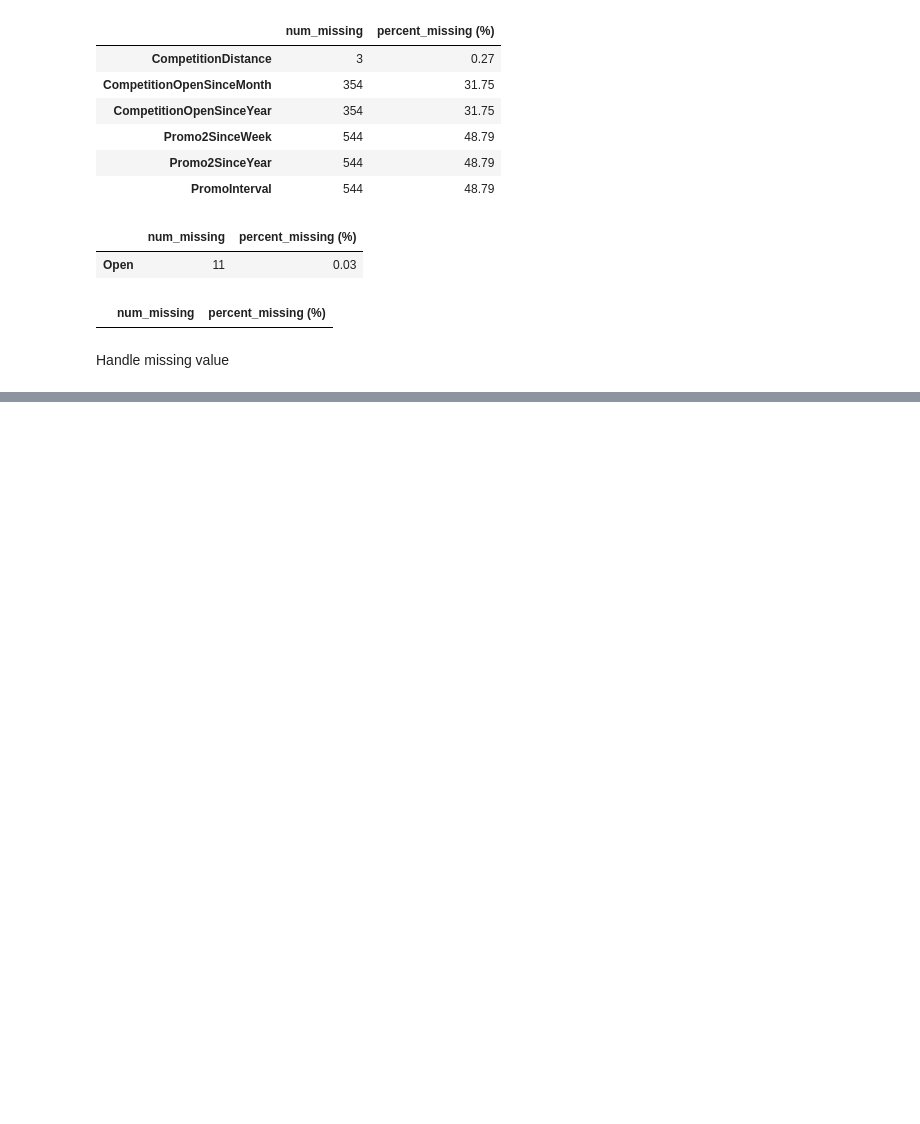
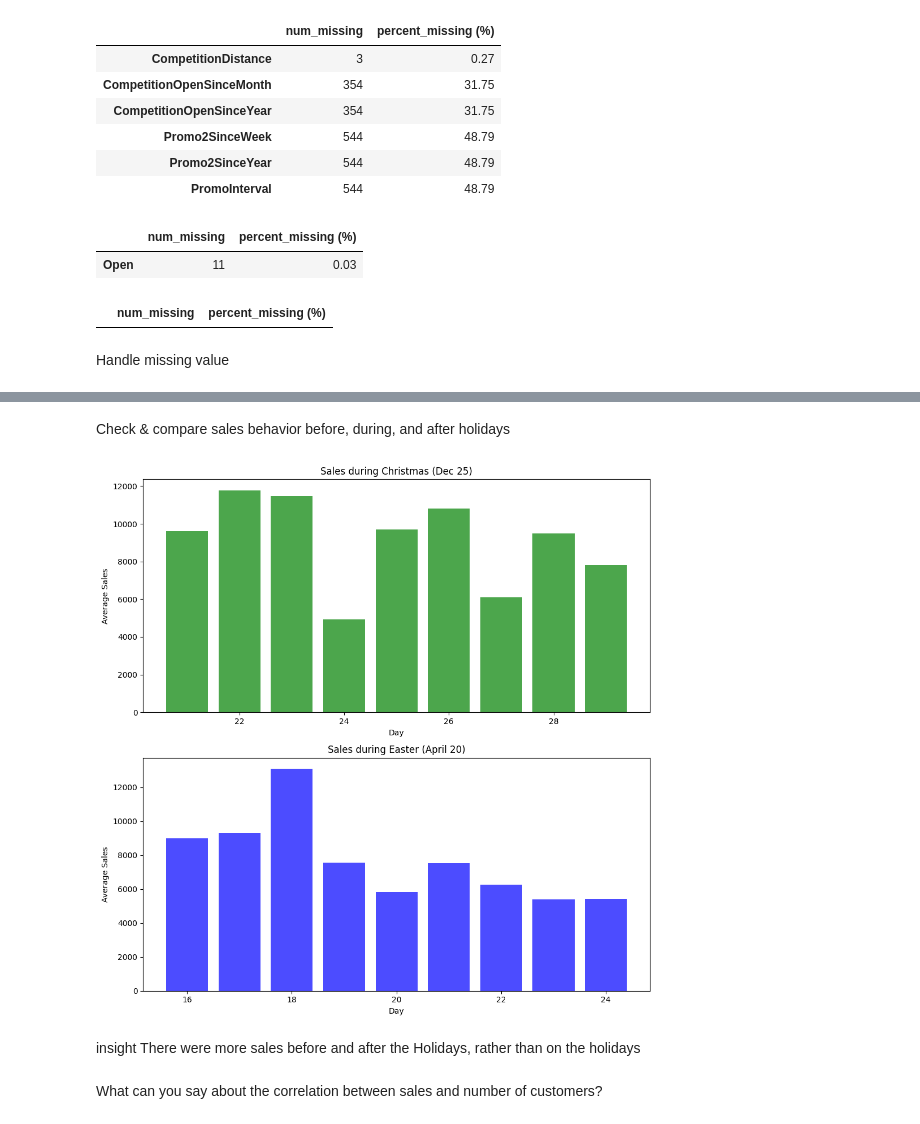
Before and after one commit to brook1167/Rossmann-Pharmaceuticals, a Jupyter notebook: notebooks/exploratory_analysis.ipynb, the cells around one changed output, grey strips where cells are left out. Saved outputs shown, nothing was run; the diff lists cells and outputs as text; code cells hidden in the pictures; blank space fills up the shorter version.

Commit message:
compare sales behavior

```diff
--- a/notebooks/exploratory_analysis.ipynb
+++ b/notebooks/exploratory_analysis.ipynb
@@ -141,0 +157,5 @@ df_test.Date = pd.to_datetime(df_test["Date"])
+# %%
+### Closed stores with no sales will not be counted for forcaset
+# train_df = train_df[(train_df.Open != 0) & (train_df.Sales != 0)]
+train_df = add_month_year(df_train)
+train_df.head()
@@ -141,0 +170,5 @@ df_test.Date = pd.to_datetime(df_test["Date"])
+# %%
+### Store and Train
+train_store = pd.merge(train_df, df_store, how='inner', on='Store')
+train_store['StateHoliday'] = train_store['StateHoliday'].apply(lambda x: str(x))
+train_store
@@ -141,0 +222,45 @@ df_test.Date = pd.to_datetime(df_test["Date"])
+# %% [markdown]
+Check & compare sales behavior before, during, and after holidays
+# %%
+# Filter the data for open stores in 2014
+open_store = train_store[(train_store.Open == 1) & (train_store.Year == 2014)]
+
+# Define months for Christmas and Easter
+christmas_month = 12
+easter_month = 4
+
+# Filter data for December and April
+christmas_data = open_store[open_store.Month == christmas_month]
+easter_data = open_store[open_store.Month == easter_month]
+
+# Filter around Christmas (Days 21 to 29)
+around_christmas = christmas_data[(christmas_data['Day'] > 20) & (christmas_data['Day'] < 30)]
+around_christmas = around_christmas[['Day', 'Sales']].groupby('Day').mean()
+
+# Filter around Easter (Days 16 to 24)
+around_easter = easter_data[(easter_data['Day'] > 15) & (easter_data['Day'] < 25)]
+around_easter = around_easter[['Day', 'Sales']].groupby('Day').mean()
+
+# Create subplots
+fig, axs = plt.subplots(2, 1, figsize=(10, 10))
+
+# Plot for Christmas sales
+axs[0].bar(around_christmas.index, around_christmas['Sales'], color='green', alpha=0.7)
+axs[0].set_title('Sales during Christmas (Dec 25)')
+axs[0].set_xlabel('Day')
+axs[0].set_ylabel('Average Sales')
+
+# Plot for Easter sales
+axs[1].bar(around_easter.index, around_easter['Sales'], color='blue', alpha=0.7)
+axs[1].set_title('Sales during Easter (April 20)')
+axs[1].set_xlabel('Day')
+axs[1].set_ylabel('Average Sales')
+# Adjust layout
+plt.tight_layout()
+plt.show()
+# %% [output]
+[figure, added]
+# %% [markdown]
+insight There were more sales before and after the Holidays, rather than on the holidays
+# %% [markdown]
+What can you say about the correlation between sales and number of customers?
```
Also changed, not shown: parts of 8 cells of this notebook.
